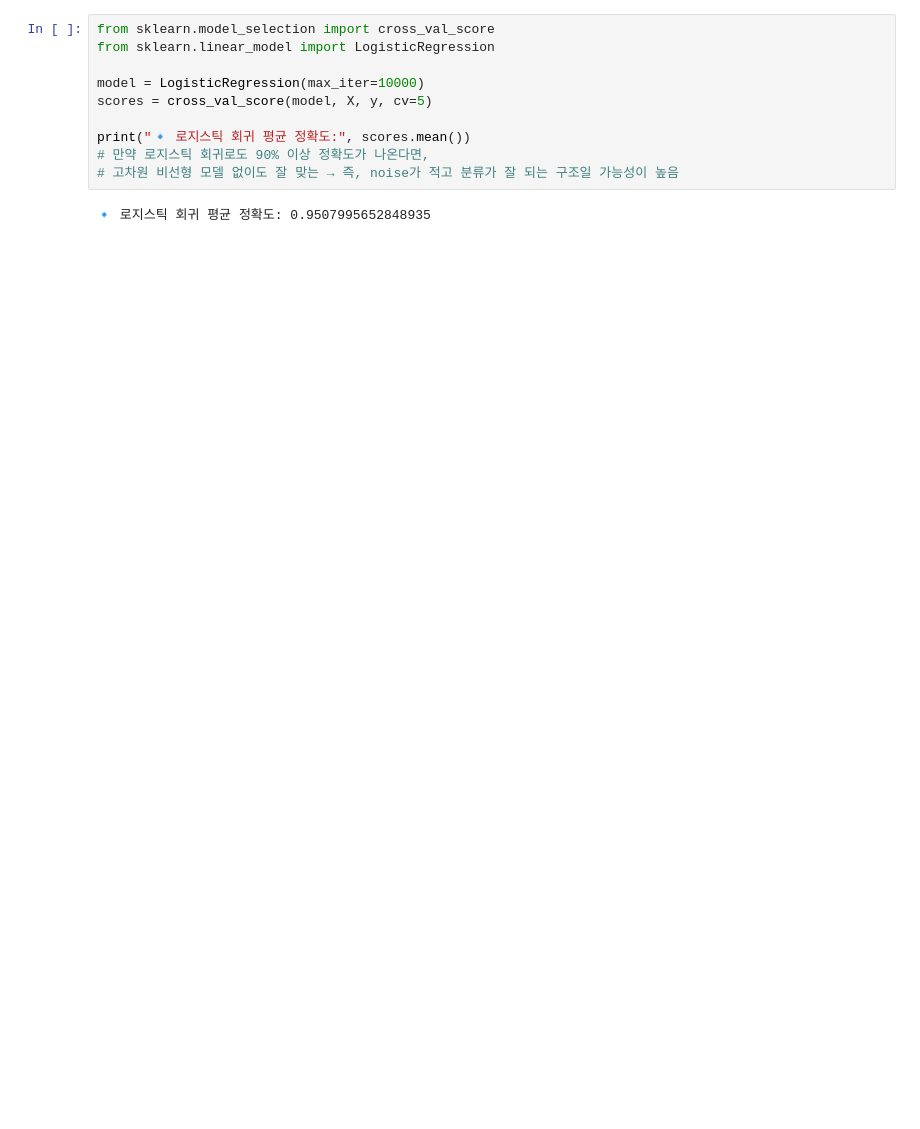
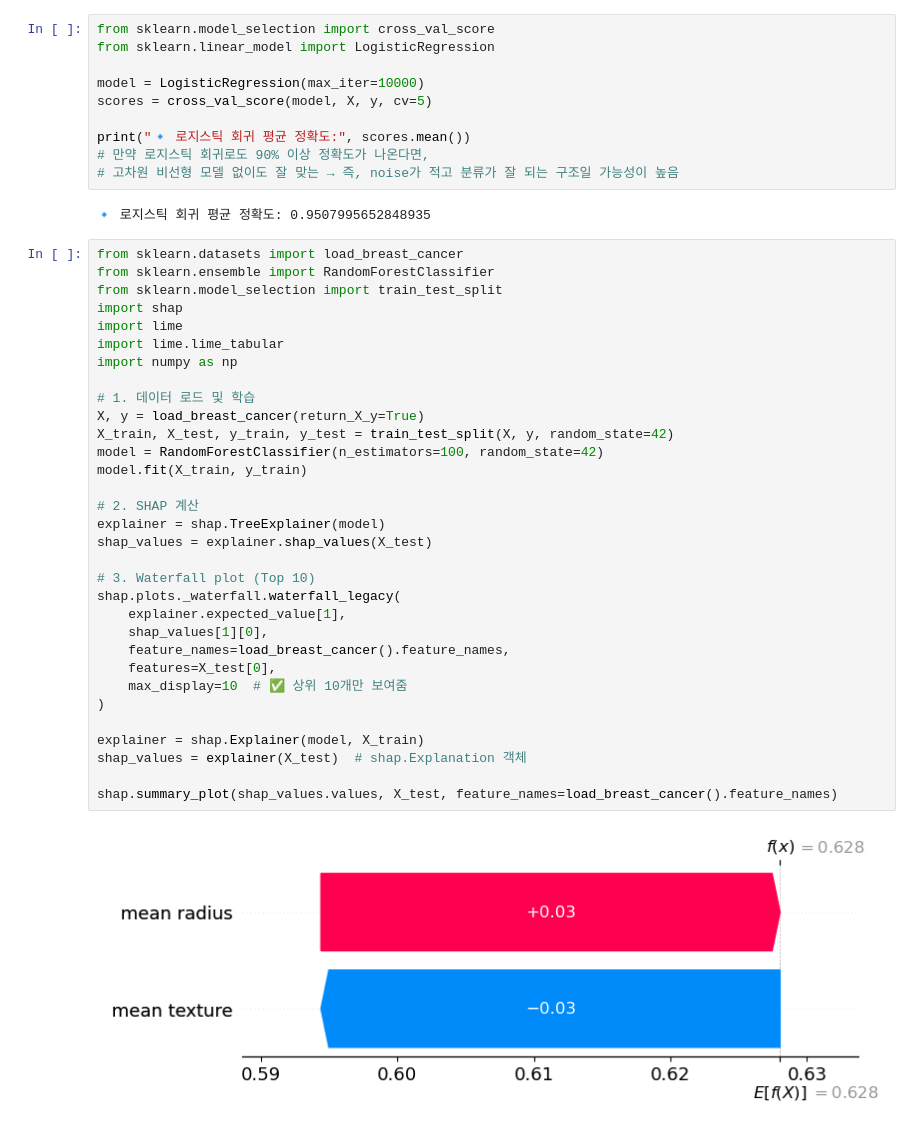
Before and after one commit to kradlegna/bigDataEdu, a Jupyter notebook: mission1_jupyter.ipynb, the cells around one changed output. Drawn from its saved outputs; the diff is of its cells as text; blank space fills up the shorter version.

```diff
--- a/mission1_jupyter.ipynb
+++ b/mission1_jupyter.ipynb
@@ -810,3 +844,37 @@ print("🔹 로지스틱 회귀 평균 정확도:", scores.mean())
 # 고차원 비선형 모델 없이도 잘 맞는 → 즉, noise가 적고 분류가 잘 되는 구조일 가능성이 높음
 # %% [output]
 🔹 로지스틱 회귀 평균 정확도: 0.9507995652848935
+# %%
+from sklearn.datasets import load_breast_cancer
+from sklearn.ensemble import RandomForestClassifier
+from sklearn.model_selection import train_test_split
+import shap
+import lime
+import lime.lime_tabular
+import numpy as np
+
+# 1. 데이터 로드 및 학습
+X, y = load_breast_cancer(return_X_y=True)
+X_train, X_test, y_train, y_test = train_test_split(X, y, random_state=42)
+model = RandomForestClassifier(n_estimators=100, random_state=42)
+model.fit(X_train, y_train)
+
+# 2. SHAP 계산
+explainer = shap.TreeExplainer(model)
+shap_values = explainer.shap_values(X_test)
+
+# 3. Waterfall plot (Top 10)
+shap.plots._waterfall.waterfall_legacy(
+    explainer.expected_value[1],
+    shap_values[1][0],
+    feature_names=load_breast_cancer().feature_names,
+    features=X_test[0],
+    max_display=10  # ✅ 상위 10개만 보여줌
+)
+
+explainer = shap.Explainer(model, X_train)
+shap_values = explainer(X_test)  # shap.Explanation 객체
+
+shap.summary_plot(shap_values.values, X_test, feature_names=load_breast_cancer().feature_names)
+# %% [output]
+[figure, added]
```
Also changed, not shown: parts of 11 cells of this notebook.
